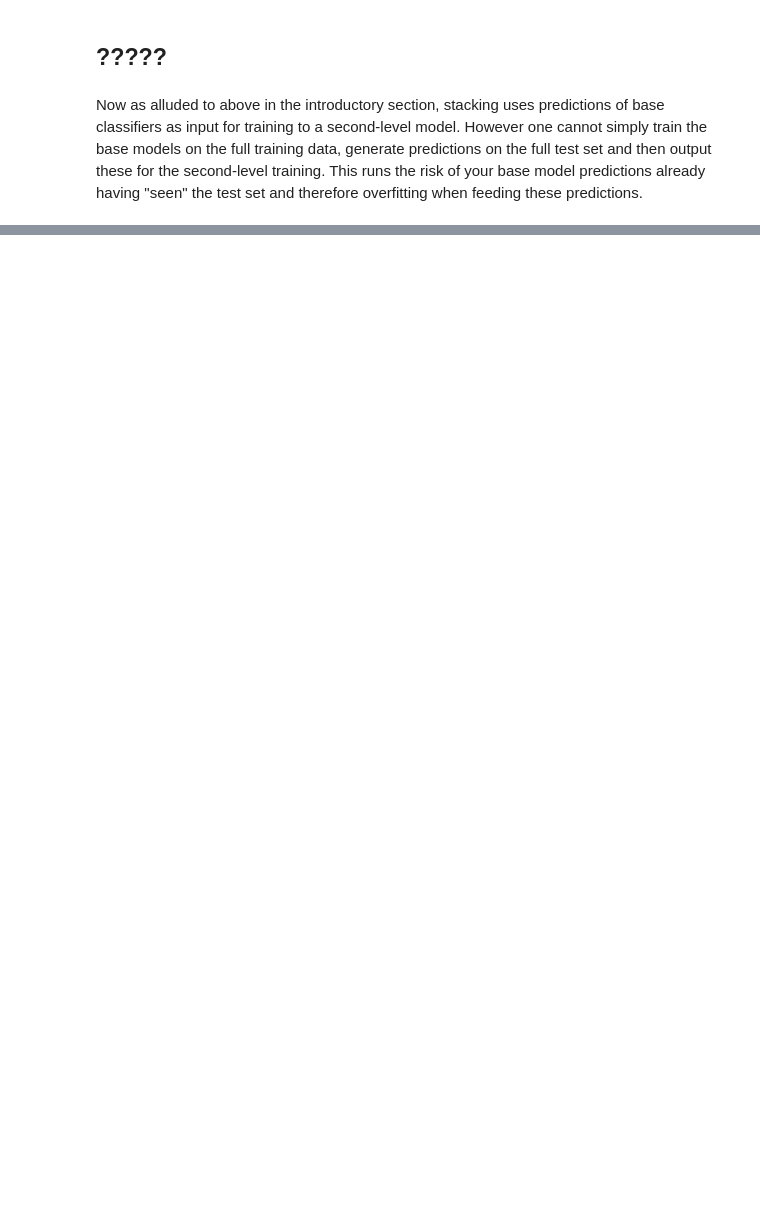
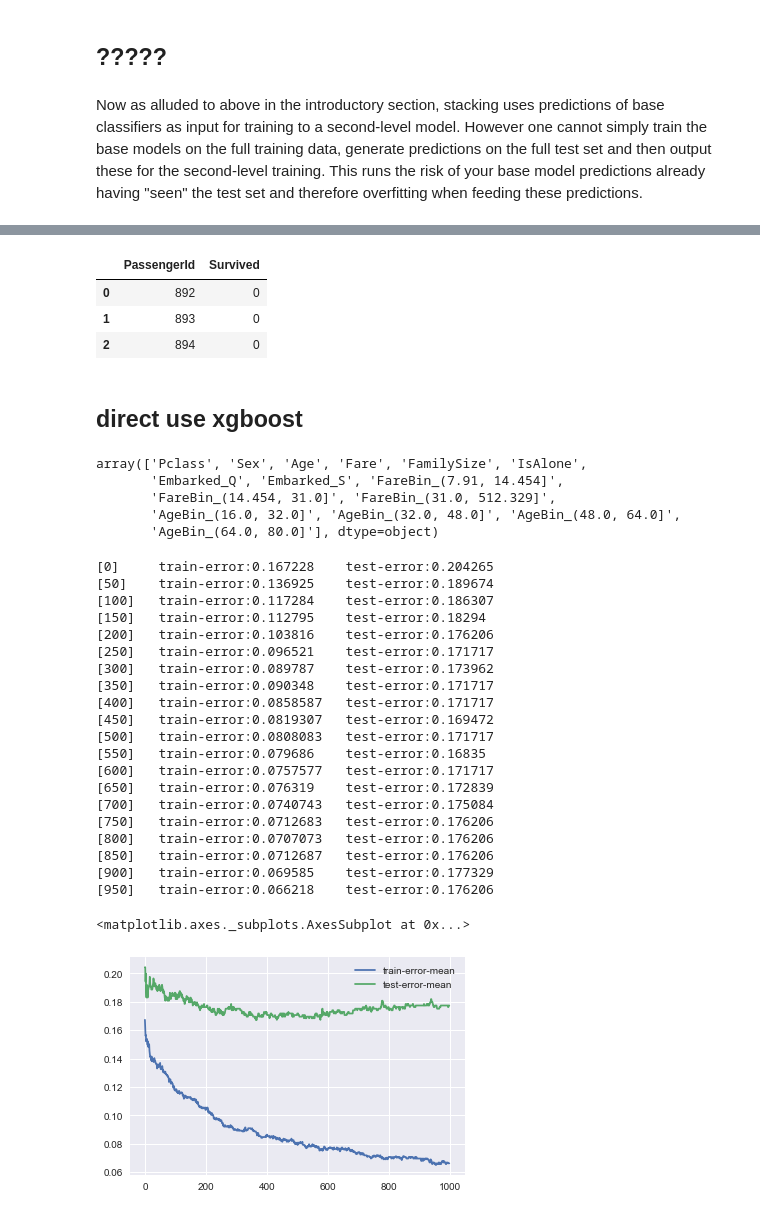
Before and after one commit to yiqingyang75/machine_learning_assign, a Jupyter notebook: py/Titanic Analysis.ipynb, the cells around one changed output, grey strips where cells are left out. Drawn from its saved outputs; the diff is of its cells as text; code cells hidden in the pictures; blank space fills up the shorter version.

Commit message:
add xgboost

```diff
--- a/py/Titanic Analysis.ipynb
+++ b/py/Titanic Analysis.ipynb
@@ -576,0 +592,71 @@ pred_train_df.head(3)
+# %%
+# Generate Submission File
+submission = pd.DataFrame({ 'PassengerId': PassengerId,
+                            'Survived': pred_test})
+submission["Survived"] = submission["Survived"].astype('int')
+submission.head(3)
+
+submission.to_csv("../data/titanic_submission_cv.csv", index=False)
+# %% [output]
+|  | PassengerId | Survived |
+| 0 | 892 | 0 |
+| 1 | 893 | 0 |
+| 2 | 894 | 0 |
+# %% [markdown]
+## direct use xgboost
+# %%
+x_train.columns.values
+feature_name = ['Pclass', 'Sex', 'Age', 'Fare', 'FamilySize', 'IsAlone',
+       'Embarked_Q', 'Embarked_S', 'FareBin1',
+       'FareBin2', 'FareBin3',
+       'AgeBin1', 'AgeBin2', 'AgeBin3',
+       'AgeBin4']
+# %% [output]
+array(['Pclass', 'Sex', 'Age', 'Fare', 'FamilySize', 'IsAlone',
+       'Embarked_Q', 'Embarked_S', 'FareBin_(7.91, 14.454]',
+       'FareBin_(14.454, 31.0]', 'FareBin_(31.0, 512.329]',
+       'AgeBin_(16.0, 32.0]', 'AgeBin_(32.0, 48.0]', 'AgeBin_(48.0, 64.0]',
+       'AgeBin_(64.0, 80.0]'], dtype=object)
+# %%
+xgb_params = {
+    'eta': 0.05,
+    'max_depth': 4,
+    'min_child_weight': 2,
+    'subsample': 0.8,
+    'gamma': 0.9,
+    'colsample_bytree': 0.8,
+    'objective': 'binary:logistic',
+    'scale_pos_weight':1,
+    'nthread': -1,
+    'silent': 1
+}
+
+dtrain = xgb.DMatrix(x_train, y_train, feature_names= feature_name)
+
+cv_output = xgb.cv(xgb_params, dtrain, num_boost_round=1000, early_stopping_rounds=1000,
+    verbose_eval=50, show_stdv=False)
+
+cv_output[['train-error-mean', 'test-error-mean']].plot()
+# %% [output]
+[0]     train-error:0.167228    test-error:0.204265
+[50]    train-error:0.136925    test-error:0.189674
+[100]   train-error:0.117284    test-error:0.186307
+[150]   train-error:0.112795    test-error:0.18294
+[200]   train-error:0.103816    test-error:0.176206
+[250]   train-error:0.096521    test-error:0.171717
+[300]   train-error:0.089787    test-error:0.173962
+[350]   train-error:0.090348    test-error:0.171717
+[400]   train-error:0.0858587   test-error:0.171717
+[450]   train-error:0.0819307   test-error:0.169472
+[500]   train-error:0.0808083   test-error:0.171717
+[550]   train-error:0.079686    test-error:0.16835
+[600]   train-error:0.0757577   test-error:0.171717
+[650]   train-error:0.076319    test-error:0.172839
+[700]   train-error:0.0740743   test-error:0.175084
+[750]   train-error:0.0712683   test-error:0.176206
+[800]   train-error:0.0707073   test-error:0.176206
+[850]   train-error:0.0712687   test-error:0.176206
+[900]   train-error:0.069585    test-error:0.177329
+[950]   train-error:0.066218    test-error:0.176206
+<matplotlib.axes._subplots.AxesSubplot at 0x...>
+[figure, added]
```
Also changed, not shown: parts of 18 cells of this notebook, 7 other files.
